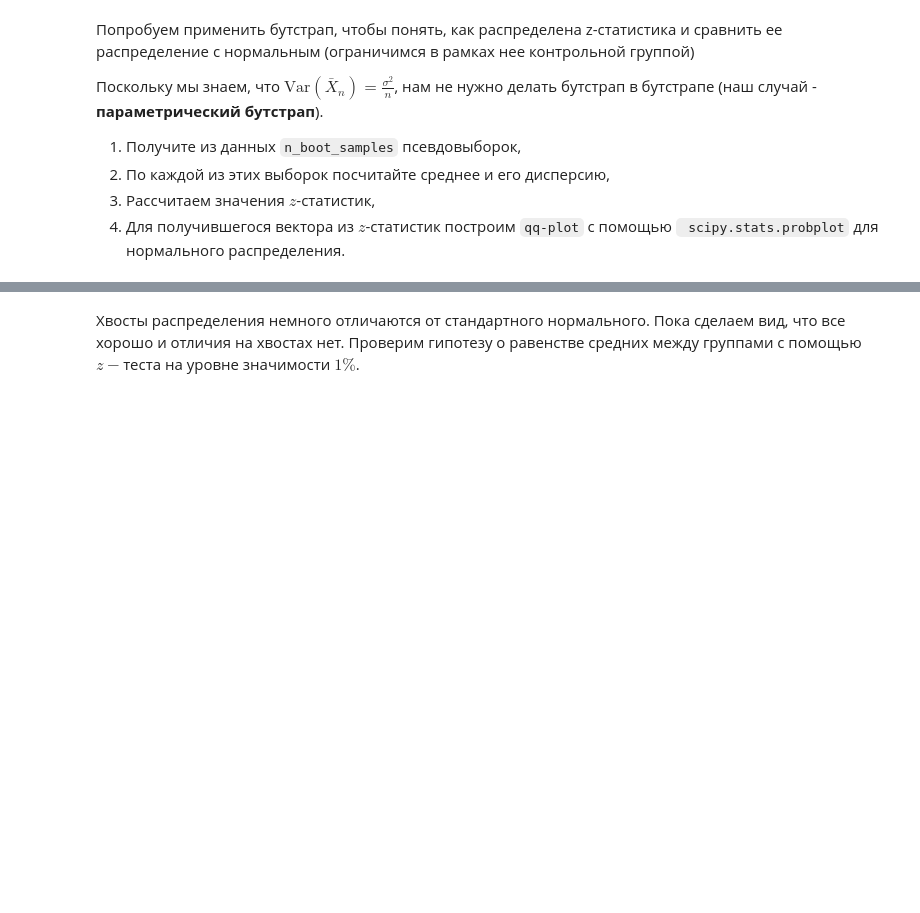
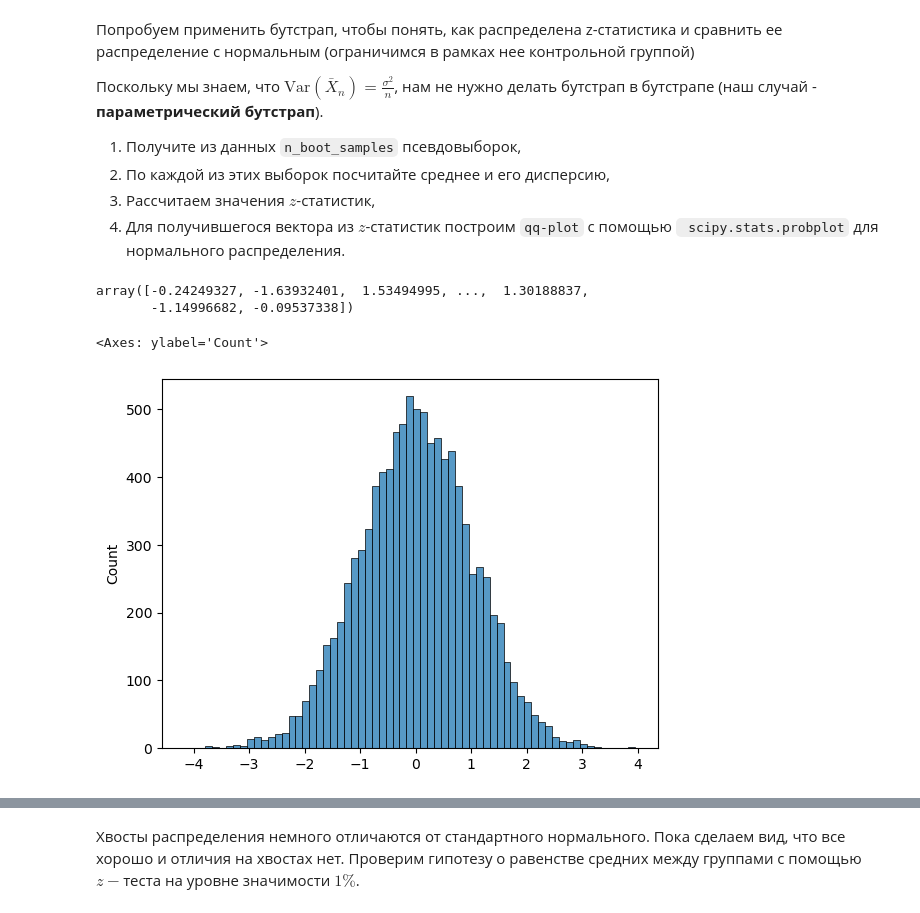
Before and after one commit to okulova99/yet_another_matstat_course, a Jupyter notebook: hw_matstat/hw03_A-B test_results.ipynb, the cells around one changed output, grey strips where cells are left out. Cells and saved outputs as stored; diff of their text form; code cells hidden in the pictures; blank space fills up the shorter version.

```diff
--- a/hw_matstat/hw03_A-B test_results.ipynb
+++ b/hw_matstat/hw03_A-B test_results.ipynb
@@ -178 +204,11 @@ z = (theta_hat - theta) / se_theta_hat
+# %%
+np.array(z)
+# %% [output]
+array([-0.24249327, -1.63932401,  1.53494995, ...,  1.30188837,
+       -1.14996682, -0.09537338])
+# %%
+sns.histplot(z)
+# %% [output]
+<Axes: ylabel='Count'>
+[figure, added]
 # %%
```
Also changed, not shown: parts of 17 cells of this notebook.
